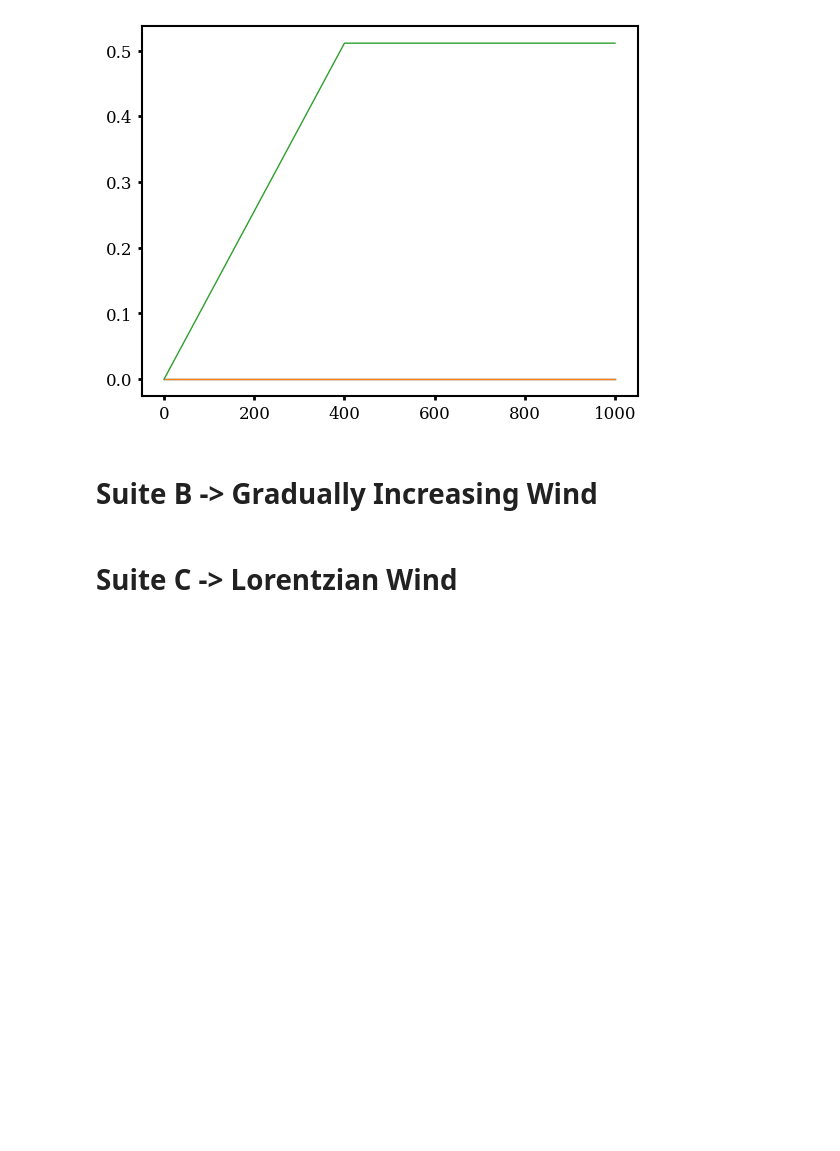
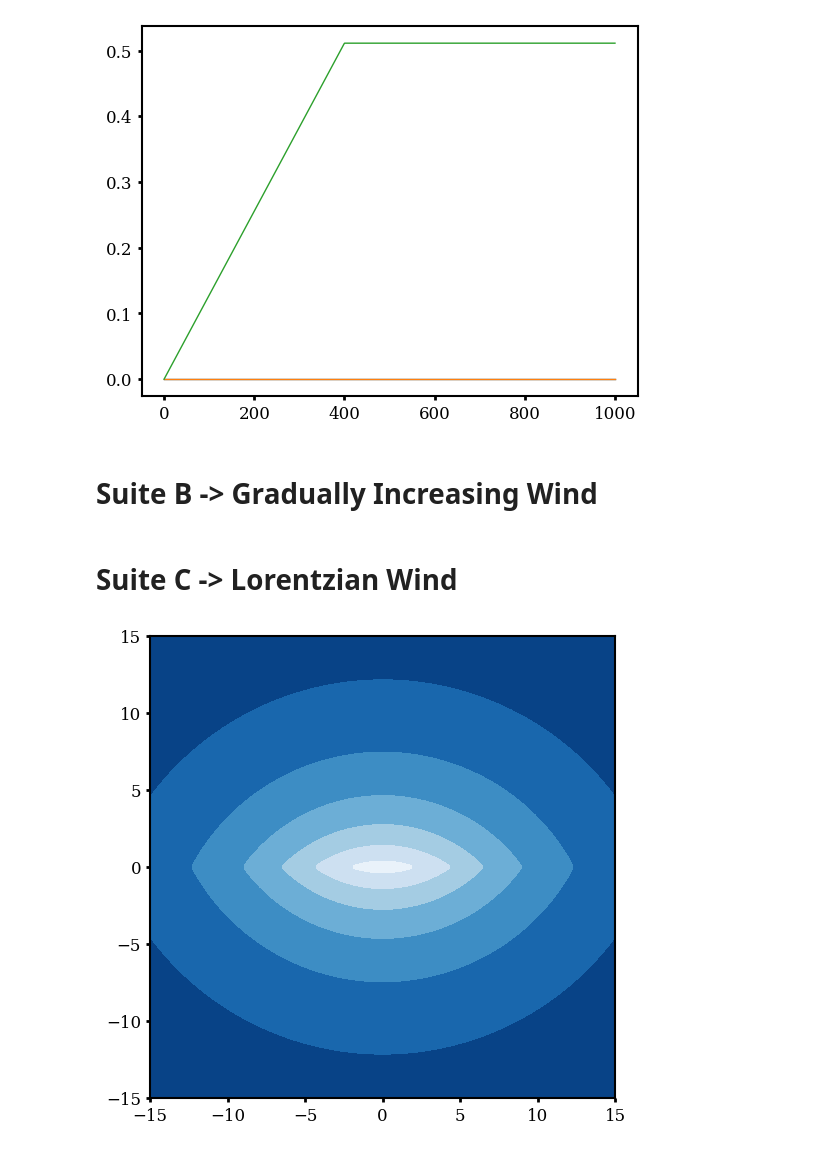
Before and after one commit to HSouch/galarp, a Jupyter notebook: paper/1-0-FullSuite.ipynb, the cells around one changed output. Cells and saved outputs as stored; diff of their text form; code cells hidden in the pictures; blank space fills up the shorter version.

```diff
--- a/paper/1-0-FullSuite.ipynb
+++ b/paper/1-0-FullSuite.ipynb
@@ -343,0 +372,14 @@ for inc in inclination_angles:
+# %%
+flat_potential = gp.MiyamotoNagaiPotential(m=1E11*u.Msun, a=6.5*u.kpc, b=0.1*u.kpc, units=galactic)
+
+x = np.linspace(-15, 15, 100)
+
+z = np.linspace(-15, 15, 100)
+
+fig, ax = plt.subplots(1, 1, figsize=(6, 6))
+flat_potential.plot_contours(grid=(x, 1., z), ax=ax)
+
+ax.set(xlim=(-15, 15), ylim=(-15, 15))
+plt.show()
+# %% [output]
+[figure, added]
```
Also changed, not shown: parts of 4 cells of this notebook, 2 other files.
